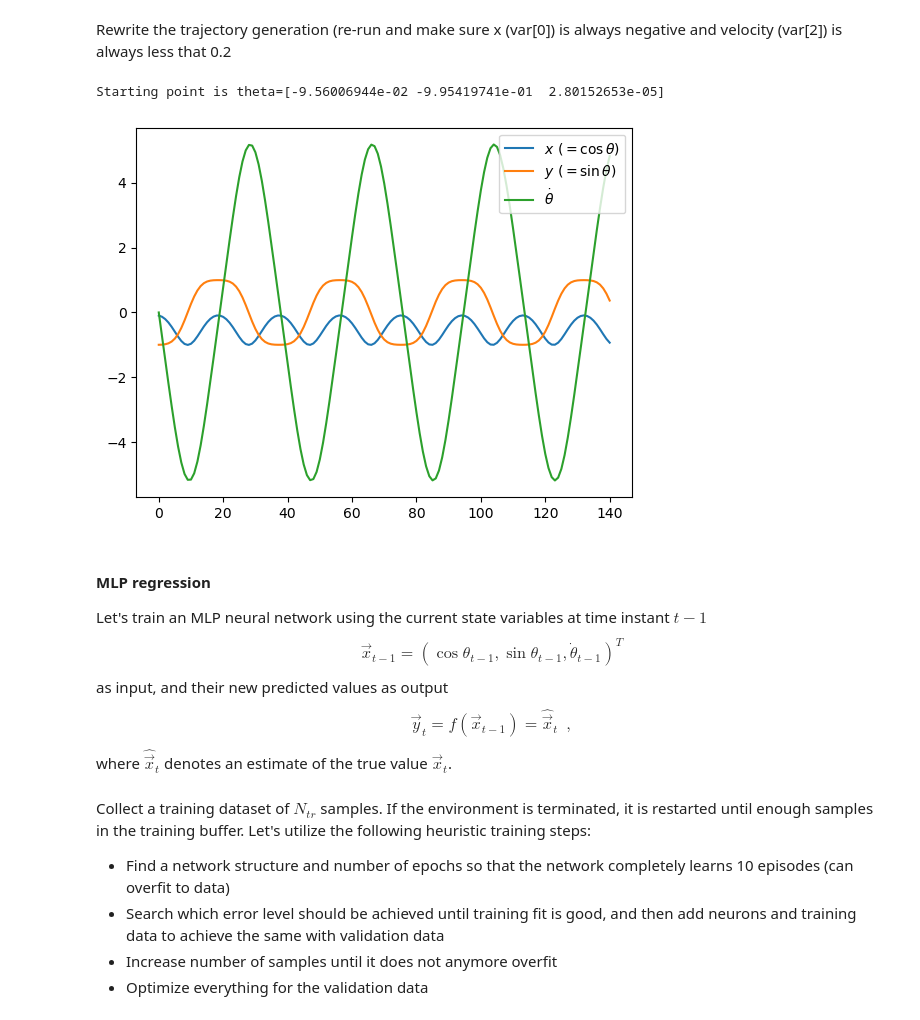
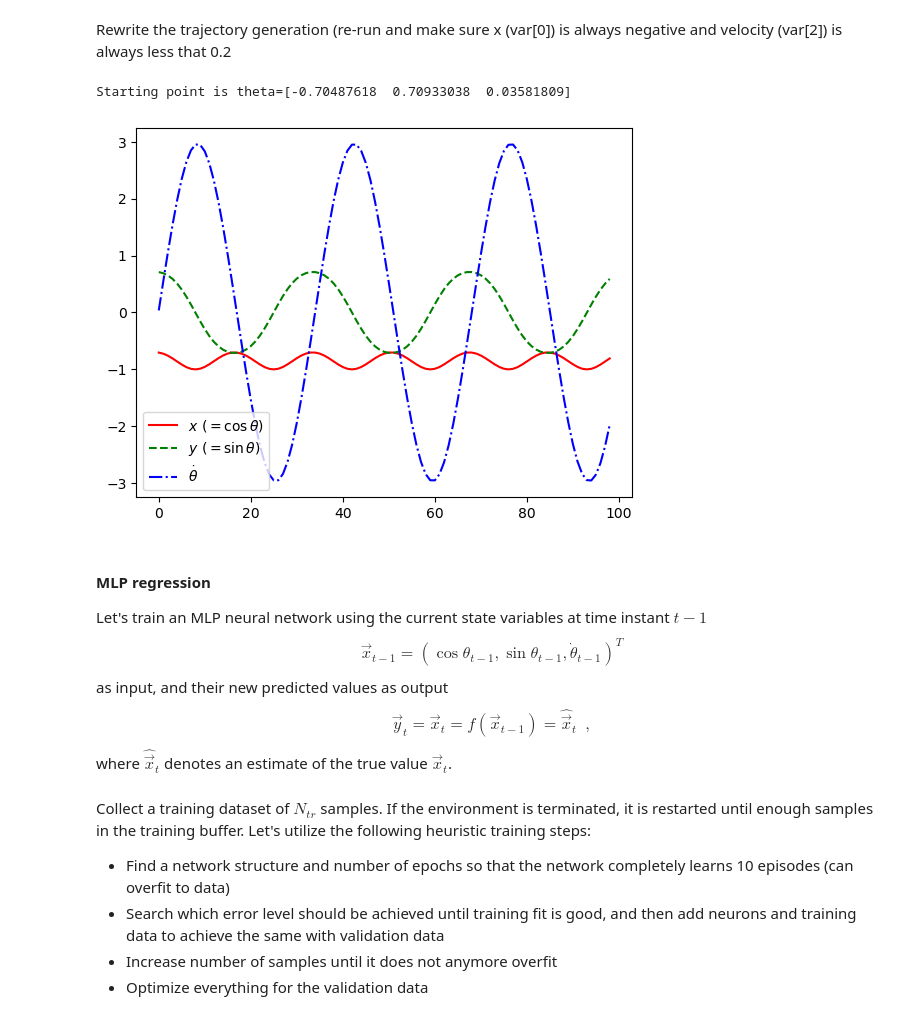
Before and after one commit to kamarain/course_examples, a Jupyter notebook: neural_system_idenfitication_torch.ipynb, the cells around one changed output. Drawn from its saved outputs; the diff is of its cells as text; code cells hidden in the pictures.

```diff
--- a/neural_system_idenfitication_torch.ipynb
+++ b/neural_system_idenfitication_torch.ipynb
@@ -114,27 +118,29 @@ Rewrite the trajectory generation (re-run and make sure x (var[0]) is always neg
 # %%
 def gen_trajectory_restricted(env_, traj_len_):
 
     observation, info = pendulum_env_reset(env_)
 
     u_vec = np.empty((traj_len_,env_.action_space.shape[0]))
     y_vec = np.empty((traj_len_,env_.observation_space.shape[0]))
 
     for t in range(traj_len_):
         y_vec[t,:] = observation
         action = [0]
         u_vec[t] = action
         observation, reward, terminated, truncated, info = env.step(action)
     return y_vec, u_vec, t
 
 # Verify it works
 y_vec, u_vec, t_max = gen_trajectory_restricted(env,np.random.randint(100,high=201))
 print(f'Starting point is theta={y_vec[0,:]}')
-plt.plot(range(t_max), y_vec[:t_max,:],label=[r'$x~(=\cos\theta)$', r'$y~(=\sin\theta)$', r'$\dot\theta$'])
-plt.legend()
+plt.plot(range(t_max), y_vec[:t_max,0],'r-',
+         range(t_max), y_vec[:t_max,1],'g--',
+         range(t_max), y_vec[:t_max,2],'b-.')
+plt.legend([r'$x~(=\cos\theta)$', r'$y~(=\sin\theta)$', r'$\dot\theta$'])
 plt.show()
 # %% [output]
-Starting point is theta=[-9.56006944e-02 -9.95419741e-01  2.80152653e-05]
+Starting point is theta=[-0.70487618  0.70933038  0.03581809]
-[figure, old version]
+[figure, new version]
 # %% [markdown]
 #### MLP regression
 
@@ -144,7 +150,7 @@ $$
 $$
 as input, and their new predicted values as output
 $$
-\vec{y}_t = f(\vec{x}_{t-1}) = \hat{\vec{x}}_t  \enspace ,
+\vec{y}_t = \vec{x}_t = f(\vec{x}_{t-1}) = \hat{\vec{x}}_t  \enspace ,
 $$
 where $\hat{\vec{x}}_t$ denotes an estimate of the true value $\vec{x}_t$.
 # %% [markdown]
```
Also changed, not shown: parts of 30 cells of this notebook.
